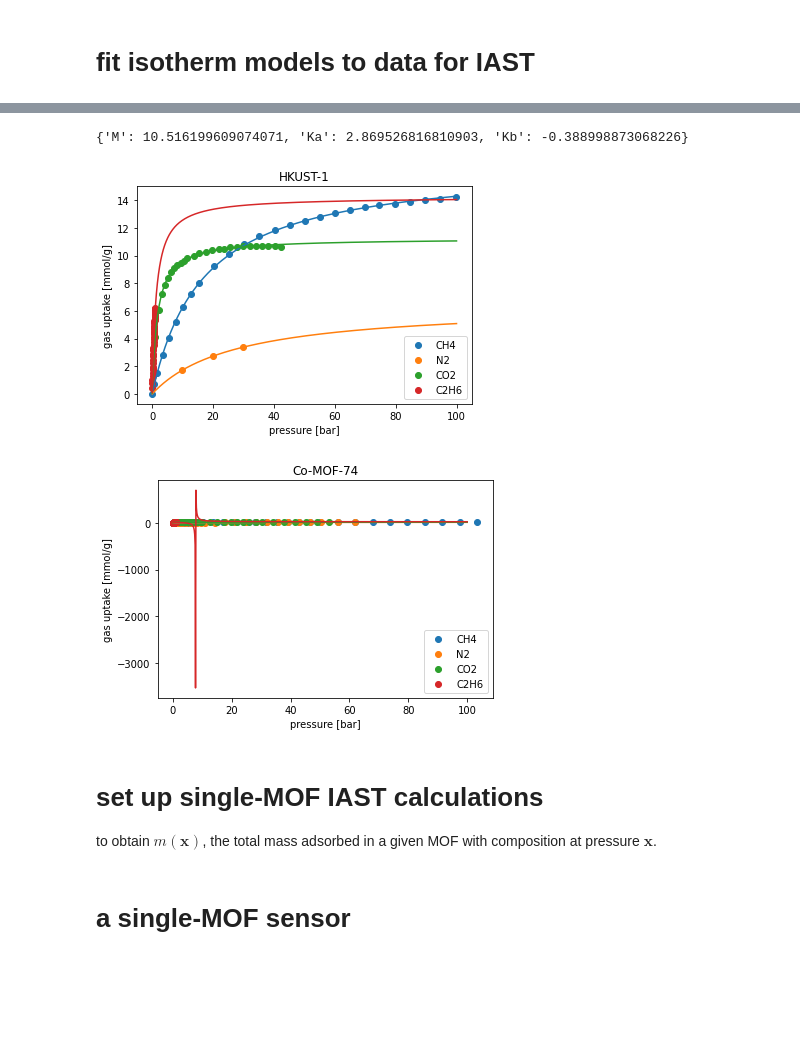
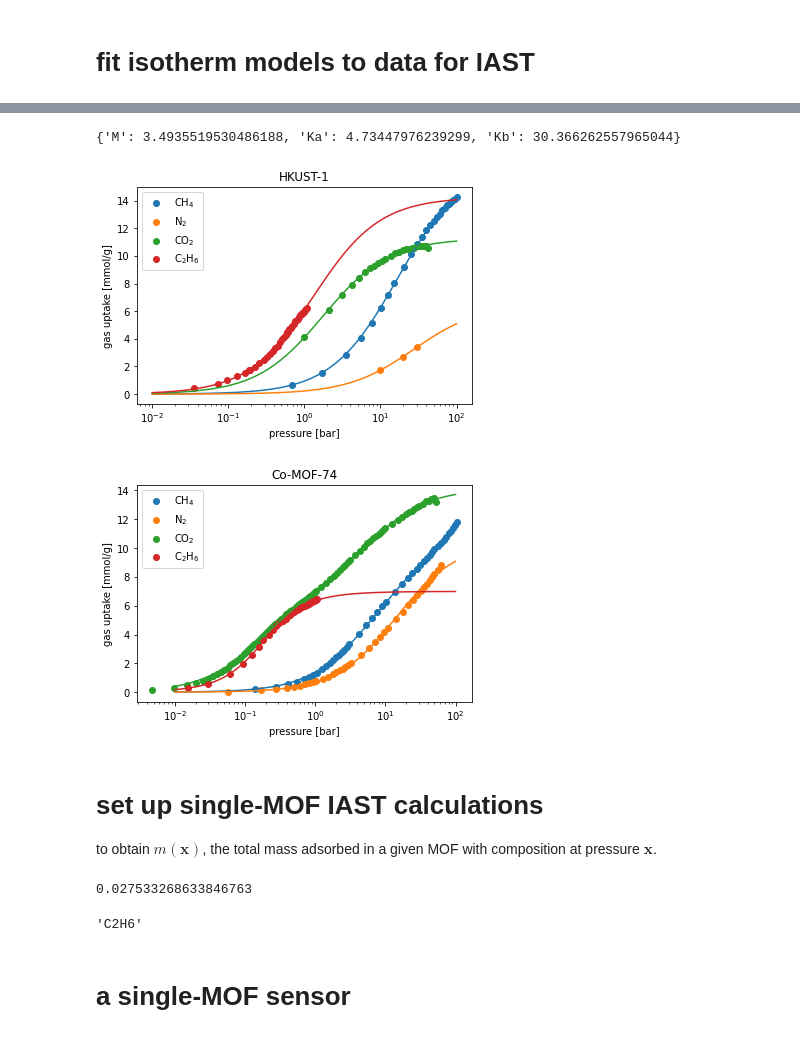
Before and after one commit to SimonEnsemble/unresponsive_directions_in_sensors, a Jupyter notebook: IAST.ipynb, the cells around one changed output, grey strips where cells are left out. Cells and saved outputs as stored; diff of their text form; code cells hidden in the pictures; blank space fills up the shorter version.

Commit message:
chose isotherm models. allowed IAST calcs to get 0.0 mole fractions. improved plot

```diff
--- a/IAST.ipynb
+++ b/IAST.ipynb
@@ -23,7 +24,9 @@ xtal_density = {"HKUST-1" : 879.1, "Co-MOF-74" : 1172.8} # kg/m^3. see compute_d
 
 mol_wts = {"N2" : 28., "CH4" : 16., "CO2" : 44.009, "C2H6" : 30.07} # g/mol
 
+# for plots
 gas_to_color = dict(zip(gases, ["C{0}".format(i) for i in range(len(gases))]))
+gas_to_label = {"CH4": "CH$_4$", "N2": "N$_2$", "CO2": "CO$_2$", "C2H6": "C$_2$H$_6$"}
 # %% [markdown]
 read in `.csv` files containing experimental adsorption data from the literature. see the header of the `.csv` for the data source.
 # %%
@@ -109,7 +94,7 @@ for mof in mofs:
     plt.ylabel("gas uptake (mmol/g)")
     for gas in gases:
         plt.scatter(isotherm_data[mof][gas]["p(bar)"], isotherm_data[mof][gas]["N(mmol/g)"],
-                    marker='o', label=gas, color=gas_to_color[gas])
+                    marker='o', label=gas_to_label[gas], color=gas_to_color[gas])
     plt.xscale("log")
     plt.title(mof)
     plt.legend()
@@ -124,7 +109,10 @@ for mof in mofs:
     isotherms[mof] = dict()
     for gas in gases:
         model = "Langmuir"
-        if mof == "Co-MOF-74" and gas == "C2H6":
-            model = "DSLangmuir"
+        if mof == "Co-MOF-74":
+            if gas in ["C2H6", "CH4"]:
+                model = "Quadratic"
+            if gas == "CO2":
+                model = "DSLangmuir"
         isotherms[mof][gas] = iast.ModelIsotherm(isotherm_data[mof][gas],
                                                  loading_key="N(mmol/g)", pressure_key="p(bar)", model=model)
@@ -138,25 +119,25 @@ Exception: Minimization of RSS for DSLangmuir isotherm fitting
 # %%
 isotherms["Co-MOF-74"]["C2H6"].params
 # %% [output]
-{'M': 10.516199609074071, 'Ka': 2.869526816810903, 'Kb': -0.388998873068226}
+{'M': 3.4935519530486188, 'Ka': 4.73447976239299, 'Kb': 30.366262557965044}
 # %%
 for mof in mofs:
     pressures = np.logspace(-2, 2, 500)
 
     plt.figure()
     for gas in gases:
         plt.scatter(isotherm_data[mof][gas]["p(bar)"], isotherm_data[mof][gas]["N(mmol/g)"],
-                    marker='o', label=gas, color=gas_to_color[gas])
-        plt.plot(pressures, isotherms[mof][gas].loading(pressures))
-#     plt.xscale("log")
+                    marker='o', label=gas_to_label[gas], color=gas_to_color[gas])
+        plt.plot(pressures, isotherms[mof][gas].loading(pressures), color=gas_to_color[gas])
+    plt.xscale("log")
 #     plt.xlim([0, 1])
     plt.xlabel("pressure [bar]")
     plt.ylabel("gas uptake [mmol/g]")
     plt.title(mof)
     plt.legend()
 # %% [output]
-[figure, old version]
+[figure, new version]
-[figure, old version]
+[figure, new version]
 # %% [markdown]
 # set up single-MOF IAST calculations
 to obtain $m(\mathbf{x})$, the total mass adsorbed in a given MOF with composition at pressure $\mathbf{x}$.
@@ -183,6 +172,15 @@ def adsorbed_mass(mof, mol_fxns):
     # mol_wts: g gas/mol
     # m_ads: g gas/g mof
     return np.sum([q[j] * mol_wts[gas] for j, gas in enumerate(mol_fxns.keys())]) / 1000
+# %%
+mol_fxns = {'C2H6': 0.01, 'CH4': 0.99}
+adsorbed_mass(mof, mol_fxns)
+# %% [output]
+0.027533268633846763
+# %%
+list(mol_fxns.keys())[0]
+# %% [output]
+'C2H6'
 # %% [markdown]
 # a single-MOF sensor
 # %%
```
Also changed, not shown: parts of 14 cells of this notebook.
